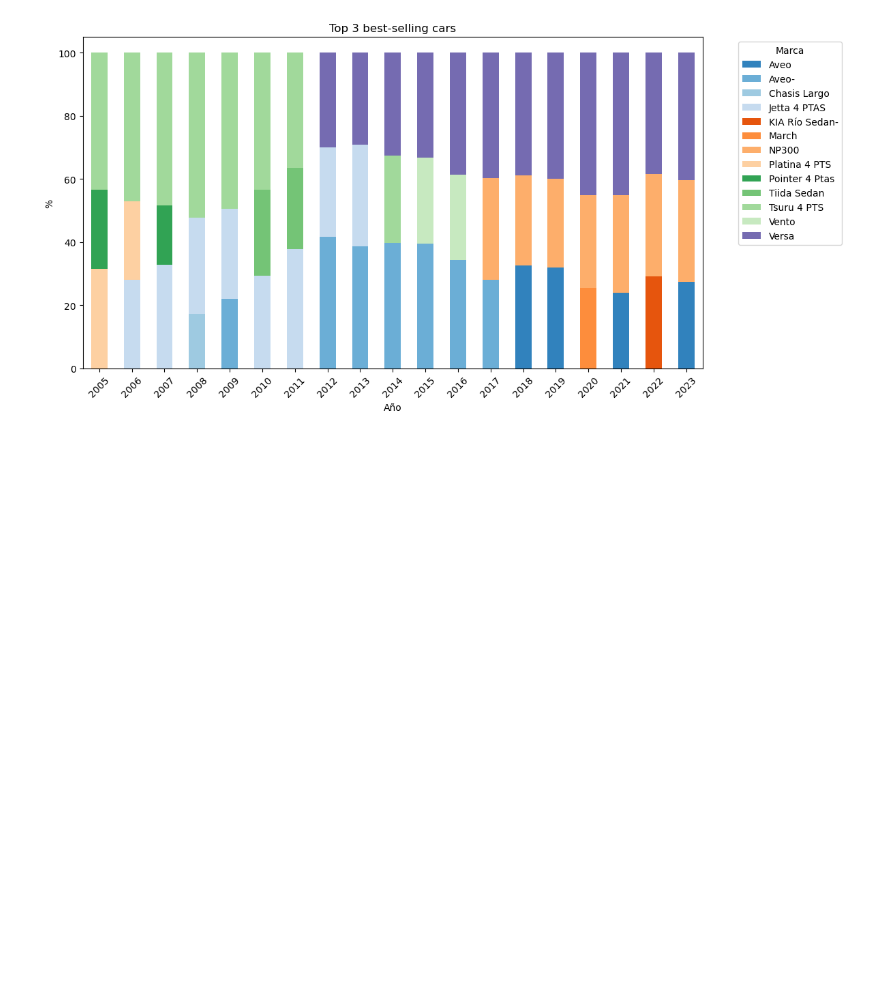
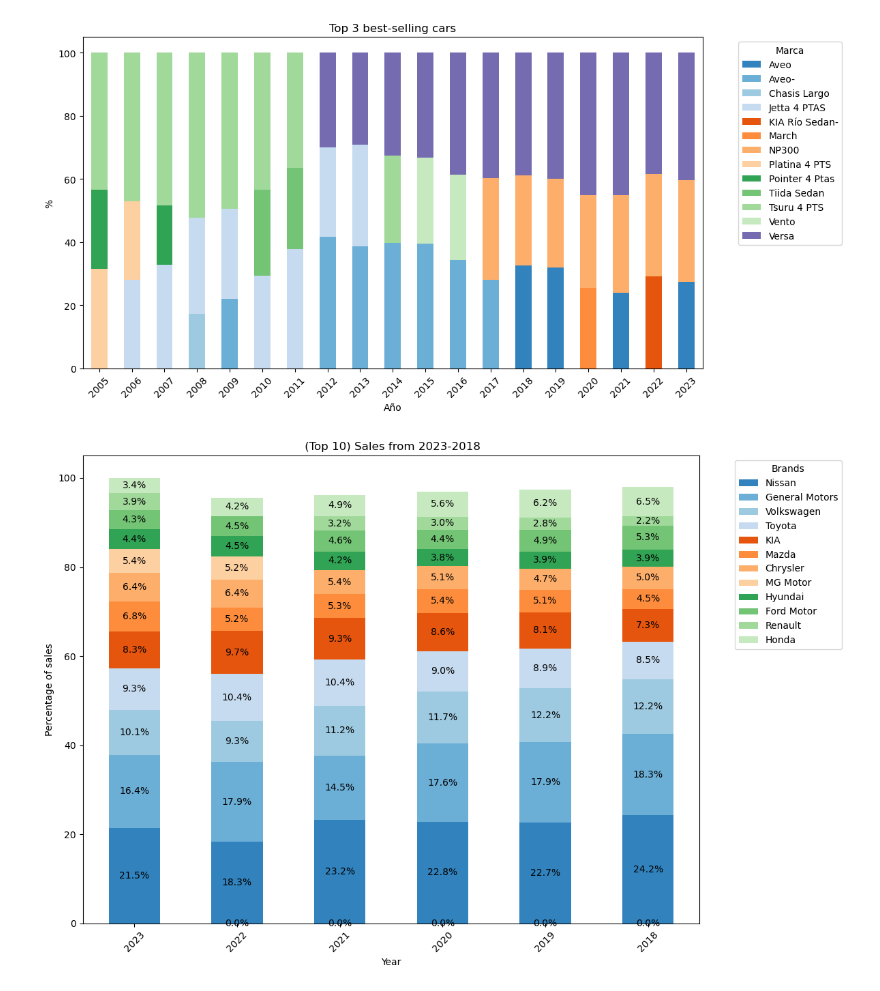
Before and after one commit to AngelesVillagrana/Project-1, a Jupyter notebook: Project-1-Car-Sales.ipynb, the cells around one changed output. Drawn from its saved outputs; the diff is of its cells as text; code cells hidden in the pictures; blank space fills up the shorter version.

```diff
--- a/Project-1-Car-Sales.ipynb
+++ b/Project-1-Car-Sales.ipynb
@@ -914,3 +914,38 @@ plt.tight_layout()
 plt.show()
 # %% [output]
 [figure]
+# %%
+# Crear una lista de años de interés
+años_interes = list(range(2023, 2017, -1))
+# Crear un DataFrame vacío para almacenar los porcentajes de ventas de las marcas más vendidas
+df_porcentaje_ventas = pd.DataFrame()
+# Iterar sobre los años de interés y calcular los porcentajes de ventas para cada marca
+for año in años_interes:
+    # Filtrar los datos para el año actual
+    df_año = df_CarsMex[df_CarsMex['Año'] == año]
+    # Agrupar por marca y sumar las ventas para el año actual
+    ventas_por_marca_año = df_año.groupby('Marca')['Cantidad'].sum()
+    # Obtener las 10 marcas más vendidas para el año actual
+    top_marcas_año = ventas_por_marca_año.nlargest(12)
+    # Calcular el porcentaje de ventas para cada marca
+    porcentaje_ventas = (top_marcas_año / top_marcas_año.sum()) * 100
+    # Agregar los porcentajes de ventas al DataFrame
+    df_porcentaje_ventas[año] = porcentaje_ventas
+# Transponer el DataFrame para tener los años como índice y las marcas como columnas
+df_porcentaje_ventas = df_porcentaje_ventas.T
+# Crear el gráfico de barras apiladas
+ax = df_porcentaje_ventas.plot(kind='bar', stacked=True, figsize=(12, 8))
+plt.xlabel('Year')
+plt.ylabel('Percentage of sales')
+plt.title(' (Top 10) Sales from 2023-2018')
+plt.xticks(rotation=45)
+plt.legend(title='Brands', bbox_to_anchor=(1.05, 1), loc='upper left')
+# Agregar etiquetas de porcentaje en cada barra
+for p in ax.patches:
+    width, height = p.get_width(), p.get_height()
+    x, y = p.get_xy()
+    ax.annotate(f'{height:.1f}%', (x + width / 2, y + height / 2), ha='center', va='center')
+plt.tight_layout()
+plt.show()
+# %% [output]
+[figure, added]
```
Also changed, not shown: parts of 1 cell of this notebook.
